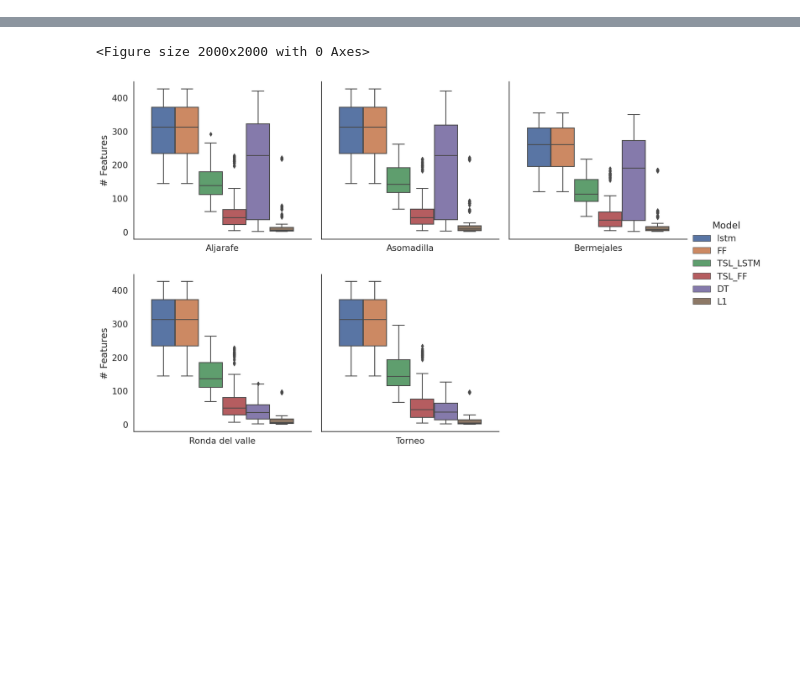
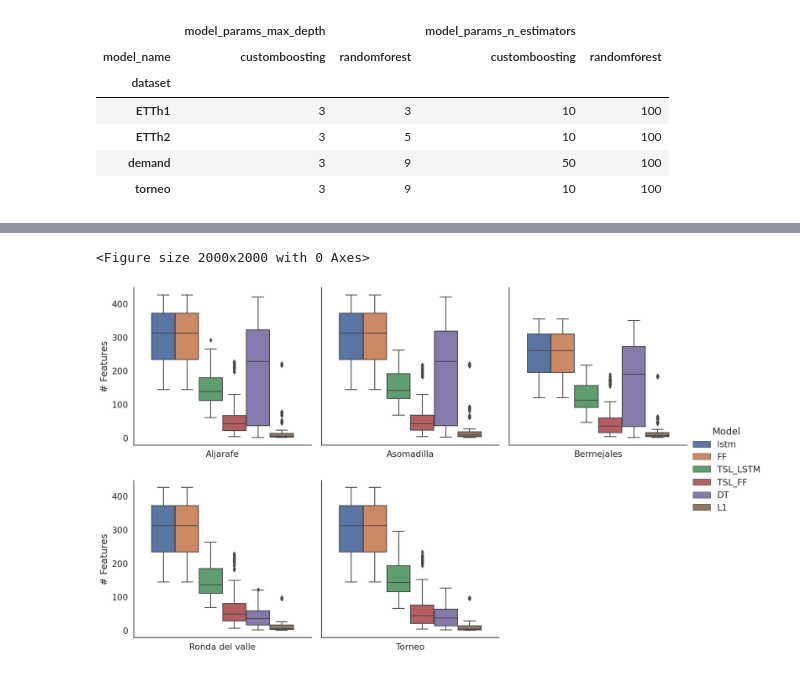
Before and after one commit to fgsales/TSLayer, a Jupyter notebook: analysis.ipynb, the cells around one changed output, grey strips where cells are left out. Cells and saved outputs as stored; diff of their text form; code cells hidden in the pictures; blank space fills up the shorter version.

```diff
--- a/analysis.ipynb
+++ b/analysis.ipynb
@@ -63,3 +41,13 @@ KeyError: "None of [Index(['DT', 'L1', 'FF', 'LSTM', 'TSL+FF', 'TSL+LSTM'], dtyp
+# %%
+best_results.pivot(index="dataset", columns="model_name", values=["model_params_max_depth", "model_params_n_estimators"]).round(2)
+# %% [output]
+|  | model_params_max_depth |  | model_params_n_estimators |  |
+| model_name | customboosting | randomforest | customboosting | randomforest |
+| dataset |  |  |  |  |
+| ETTh1 | 3 | 3 | 10 | 100 |
+| ETTh2 | 3 | 5 | 10 | 100 |
+| demand | 3 | 9 | 50 | 100 |
+| torneo | 3 | 9 | 10 | 100 |
 # %%
 sns.set(font_scale=1.4, style='white')
 plt.figure(figsize=(20,20))
```
Also changed, not shown: parts of 8 cells of this notebook.
